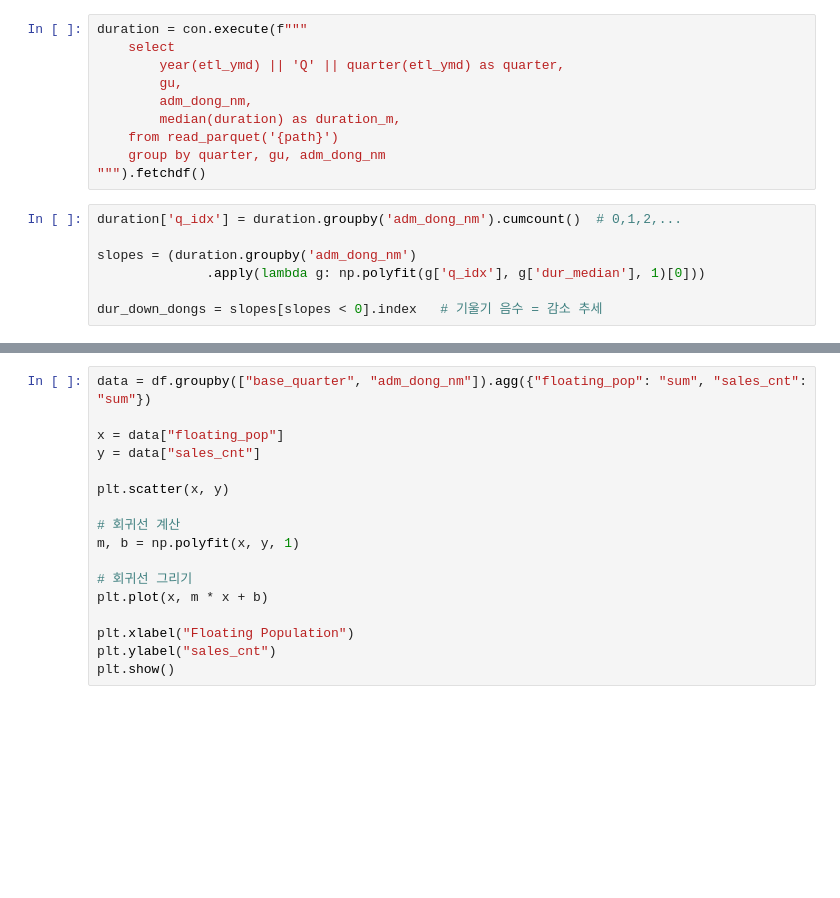
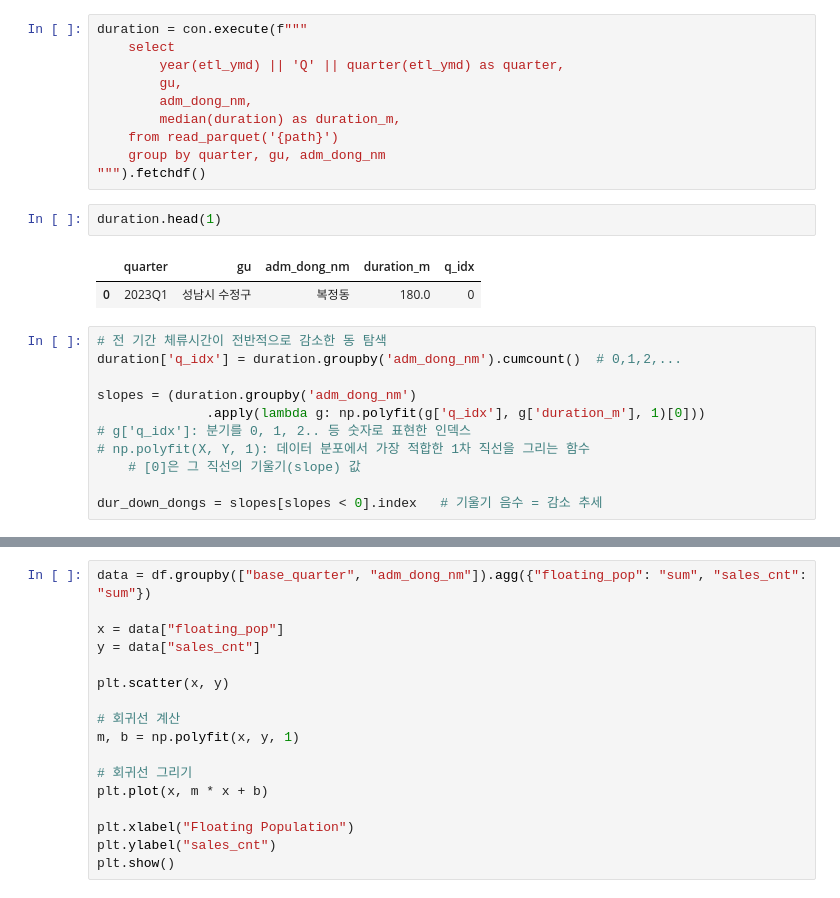
Before and after one commit to bulsajo1/final_project, a Jupyter notebook: eunbi/통계_은비.ipynb, the cells around one changed output, grey strips where cells are left out. Saved outputs shown, nothing was run; the diff lists cells and outputs as text; blank space fills up the shorter version.

```diff
--- a/eunbi/통계_은비.ipynb
+++ b/eunbi/통계_은비.ipynb
@@ -277,10 +246,19 @@ duration = con.execute(f"""
     from read_parquet('{path}')
     group by quarter, gu, adm_dong_nm
 """).fetchdf()
+# %%
+duration.head(1)
+# %% [output]
+|  | quarter | gu | adm_dong_nm | duration_m | q_idx |
+| 0 | 2023Q1 | 성남시 수정구 | 복정동 | 180.0 | 0 |
 # %%
+# 전 기간 체류시간이 전반적으로 감소한 동 탐색
 duration['q_idx'] = duration.groupby('adm_dong_nm').cumcount()  # 0,1,2,...
 
 slopes = (duration.groupby('adm_dong_nm')
-              .apply(lambda g: np.polyfit(g['q_idx'], g['dur_median'], 1)[0]))
+              .apply(lambda g: np.polyfit(g['q_idx'], g['duration_m'], 1)[0]))
+# g['q_idx']: 분기를 0, 1, 2.. 등 숫자로 표현한 인덱스
+# np.polyfit(X, Y, 1): 데이터 분포에서 가장 적합한 1차 직선을 그리는 함수
+    # [0]은 그 직선의 기울기(slope) 값
 
 dur_down_dongs = slopes[slopes < 0].index   # 기울기 음수 = 감소 추세
```
Also changed, not shown: parts of 48 cells of this notebook.
